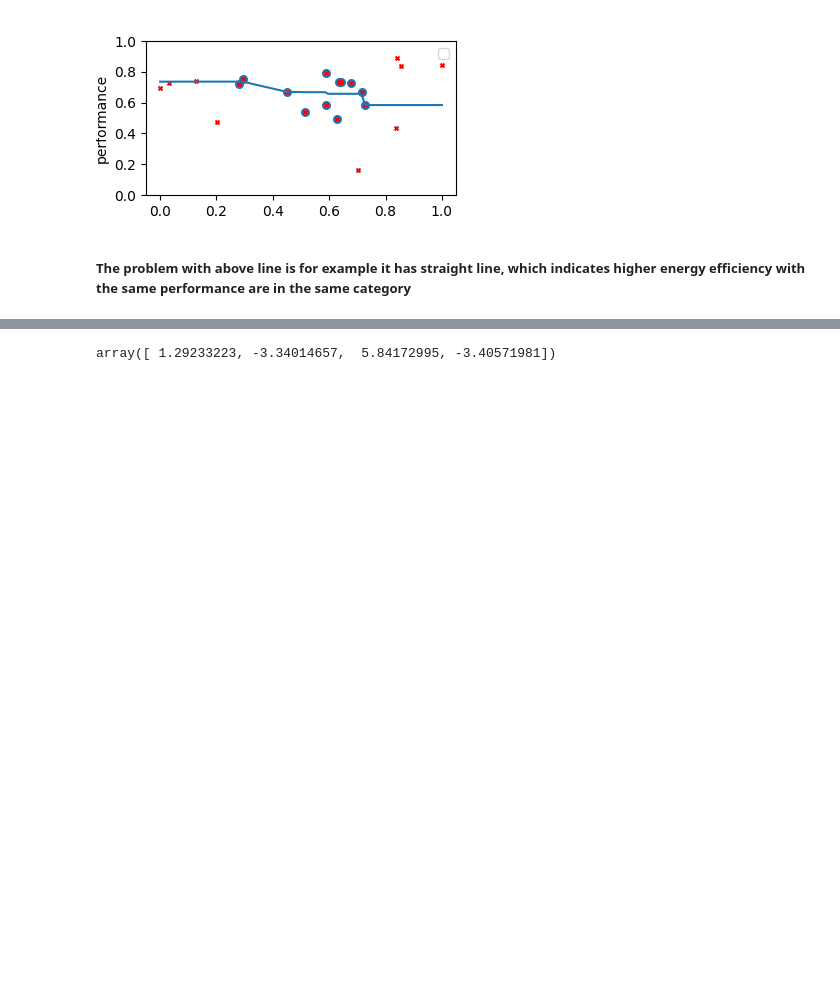
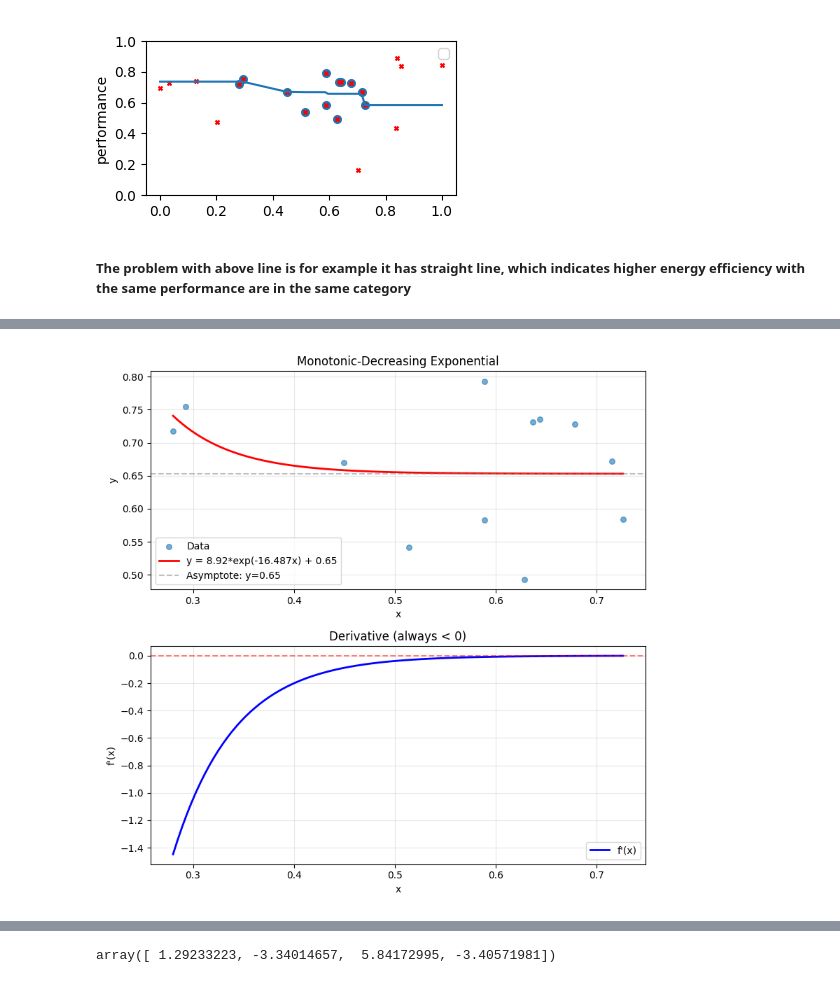
Before and after one commit to SMART-Dal/LLM-Sustainability-Rater, a Jupyter notebook: llm_labeling/new_notebook.ipynb, the cells around one changed output, grey strips where cells are left out. Drawn from its saved outputs; the diff is of its cells as text; code cells hidden in the pictures; blank space fills up the shorter version.

```diff
--- a/llm_labeling/new_notebook.ipynb
+++ b/llm_labeling/new_notebook.ipynb
@@ -440,0 +535,94 @@ ValueError: setting an array element with a sequence.
+# %%
+import numpy as np
+import cvxpy as cp
+import matplotlib.pyplot as plt
+from scipy.optimize import curve_fit
+
+# For exponential: y = a * exp(-b*x) + c
+# This is tricky in CVXPY, so we'll use scipy instead
+
+def exp_decay(x, a, b, c):
+    return a * np.exp(-b * x) + c
+
+# Initial guess
+y_range = np.max(y) - np.min(y)
+p0 = [y_range, 1.0, np.min(y)]
+
+# Bounds to ensure monotone decreasing (b > 0)
+bounds = ([1e-4, 1e-6, -np.inf], [np.inf, np.inf, np.max(y)])
+
+try:
+    popt, pcov = curve_fit(exp_decay, x_raw, y, p0=p0, bounds=bounds, maxfev=5000)
+    a_fit, b_fit, c_fit = popt
+
+    # Get fitted values
+    y_fitted = exp_decay(x_raw, a_fit, b_fit, c_fit)
+
+    # For plotting
+    X_plot = np.linspace(x_raw.min(), x_raw.max(), 100)
+    y_plot = exp_decay(X_plot, a_fit, b_fit, c_fit)
+
+    # Calculate derivative for verification
+    y_deriv = -a_fit * b_fit * np.exp(-b_fit * X_plot)
+
+    # Plot
+    fig, (ax1, ax2) = plt.subplots(2, 1, figsize=(8, 8))
+
+    ax1.scatter(x_raw, y, s=30, alpha=0.6, label='Data')
+    ax1.plot(X_plot, y_plot, 'r-',
+             label=f"y = {a_fit:.2f}*exp(-{b_fit:.3f}x) + {c_fit:.2f}",
+             linewidth=2)
+    ax1.axhline(y=c_fit, color='gray', linestyle='--', alpha=0.5,
+                label=f'Asymptote: y={c_fit:.2f}')
+    ax1.set_xlabel("x")
+    ax1.set_ylabel("y")
+    ax1.set_title("Monotonic-Decreasing Exponential")
+    ax1.legend()
+    ax1.grid(True, alpha=0.3)
+
+    ax2.plot(X_plot, y_deriv, 'b-', label="f'(x)", linewidth=2)
+    ax2.axhline(y=0, color='red', linestyle='--', alpha=0.5)
+    ax2.set_xlabel("x")
+    ax2.set_ylabel("f'(x)")
+    ax2.set_title("Derivative (always < 0)")
+    ax2.legend()
+    ax2.grid(True, alpha=0.3)
+
+    plt.tight_layout()
+    plt.show()
+
+    print(f"Parameters: a={a_fit:.4f}, b={b_fit:.4f}, c={c_fit:.4f}")
+    print(f"R²: {1 - np.sum((y - y_fitted)**2) / np.sum((y - np.mean(y))**2):.4f}")
+
+except Exception as e:
+    print(f"Exponential fitting failed: {e}")
+    print("Try log-linear regression instead...")
+
+    # Alternative: Log-linear regression (if all y > 0)
+    if np.all(y > 0):
+        log_y = np.log(y)
+        X_design = np.column_stack([np.ones_like(x_raw), x_raw])
+        coeffs = np.linalg.lstsq(X_design, log_y, rcond=None)[0]
+
+        a_fit = np.exp(coeffs[0])
+        b_fit = -coeffs[1]
+
+        if b_fit > 0:  # Ensure decreasing
+            y_fitted = a_fit * np.exp(-b_fit * x_raw)
+
+            X_plot = np.linspace(x_raw.min(), x_raw.max(), 100)
+            y_plot = a_fit * np.exp(-b_fit * X_plot)
+
+            plt.figure(figsize=(8, 5))
+            plt.scatter(x_raw, y, s=30, alpha=0.6, label='Data')
+            plt.plot(X_plot, y_plot, 'r-',
+                     label=f"y = {a_fit:.2f}*exp(-{b_fit:.3f}x)",
+                     linewidth=2)
+            plt.xlabel("x")
+            plt.ylabel("y")
+            plt.title("Log-Linear Regression (No Asymptote)")
+            plt.legend()
+            plt.grid(True, alpha=0.3)
+            plt.show()
+# %% [output]
+[figure, added]
```
Also changed, not shown: parts of 5 cells of this notebook, 6 other files.
